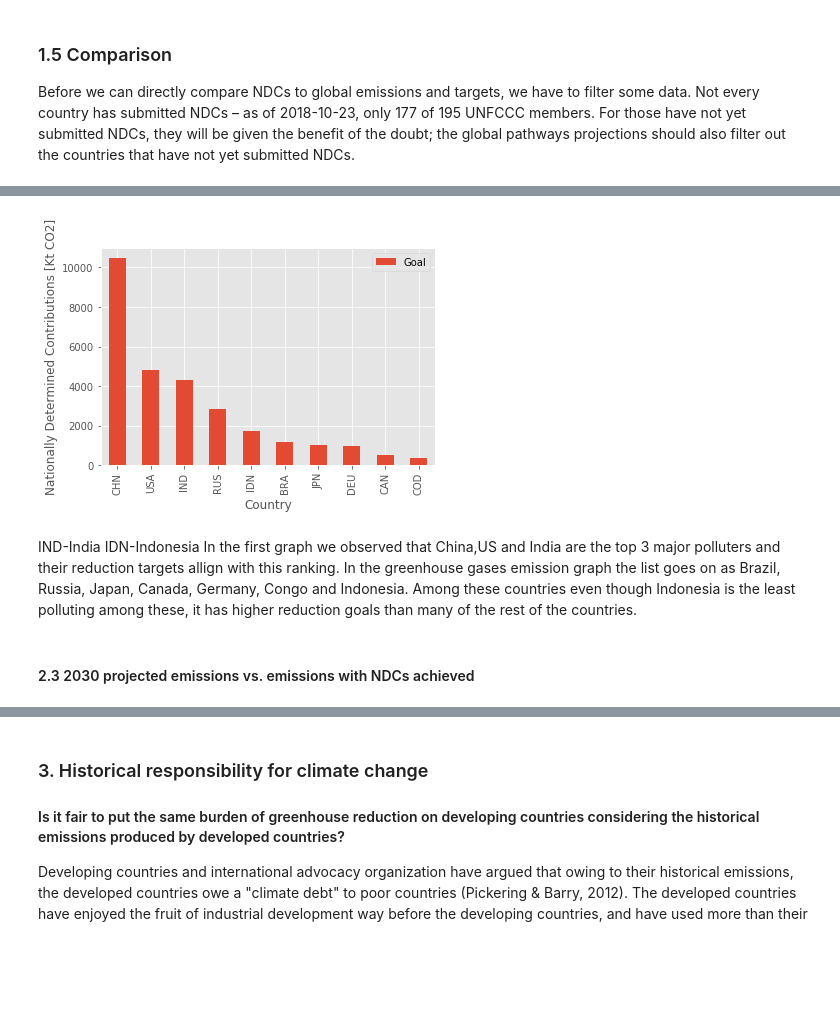
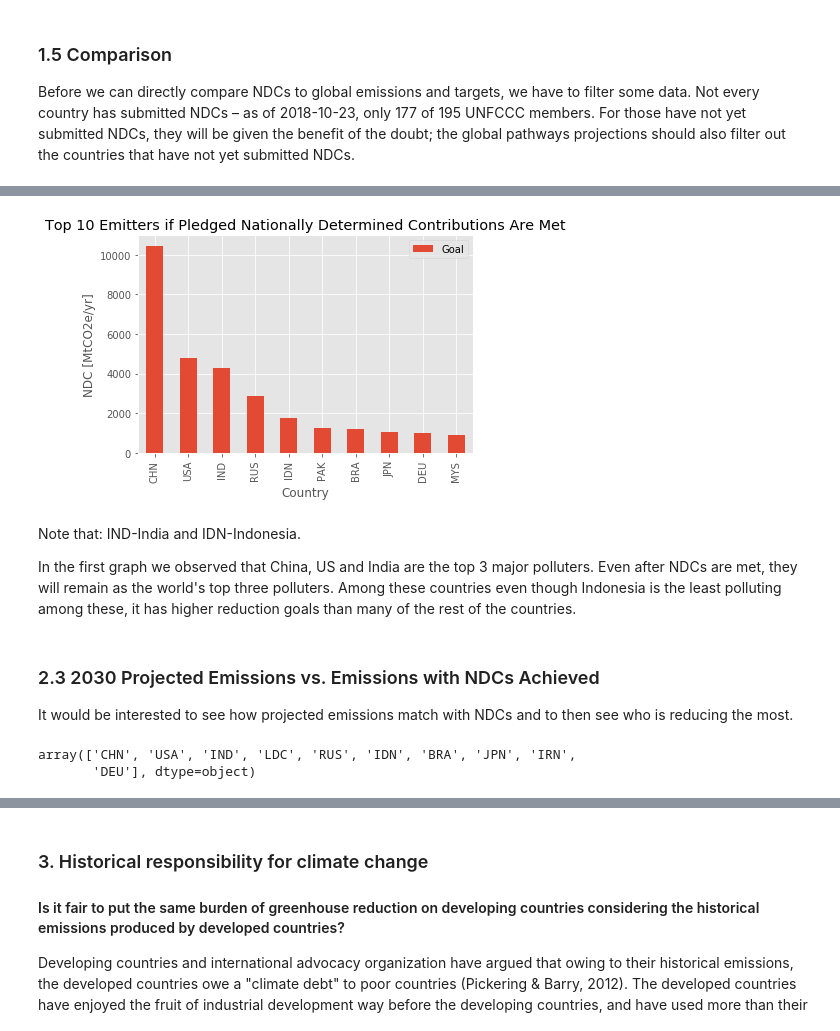
Before and after one commit to jasonrwang/ghg_analytics, a Jupyter notebook: ghg_analytics.ipynb, the cells around one changed output, grey strips where cells are left out. Drawn from its saved outputs; the diff is of its cells as text; code cells hidden in the pictures; blank space fills up the shorter version.

```diff
--- a/ghg_analytics.ipynb
+++ b/ghg_analytics.ipynb
@@ -328,10 +374,10 @@ memory usage: 1.7+ MB
 # %% [markdown]
 Filter the dataset for just the information we're looking for: the 'No policy' scenario and for total GHG emissions. Note that all the emissions are in [MtCO2e/yr] format already.
 # %%
-ghgForecast_GCAM_BAU = \
+ghgForecast_GCAM_BAU_all = \
     ghgForecast_GCAM[ (ghgForecast_GCAM['Scenario'] == 'No policy') &
                     (ghgForecast_GCAM['ESP Indicator Name'].str.startswith('Emissions|GHG')) ] \
-                    .loc['World',:]
+                    .drop(columns=['Scenario','ESP Indicator Name','Unit of Entry'])
 
-ghgForecast_GCAM_BAU
+ghgForecast_GCAM_BAU_all.head()
 # %% [output]
@@ -343,0 +391,10 @@ ghgForecast_GCAM_BAU
+# %%
+# This dataset gives projects by each type of greenhouse gas but in CO2e. These need to be merged for each country.
+ghgForecast_GCAM_BAU_all = ghgForecast_GCAM_BAU_all.reset_index()
+
+ghgForecast_GCAM_BAU = {}
+
+for i in ghgForecast_GCAM_BAU_all['Country Code'].unique():
+    ghgForecast_GCAM_BAU[i] = ghgForecast_GCAM_BAU_all[ghgForecast_GCAM_BAU_all['Country Code']==i].sum()['2005':]
+
+ghgForecast_GCAM_BAU = pd.DataFrame(ghgForecast_GCAM_BAU).T
@@ -391,12 +456,7 @@ NDC_byCountry = []
 for i in NDCsDf['ISO'].unique():
     NDC_byCountry.append(NDCsDf[NDCsDf['ISO']==i]['Value'].min() )
 # %%
-d = {
-    'Country': NDCsDf['ISO'].unique(),
-    'Goal':    NDC_byCountry
-}
-
-NDCs_clean = pd.DataFrame(d)
+NDCs_clean = pd.DataFrame({'Country': NDCsDf['ISO'].unique(),'Goal':    NDC_byCountry})
 NDCs_clean = NDCs_clean.set_index('Country')
 # %%
 print('If this best case, where all NDCs are met, then the 2030 emissions will be {:.2f} MtCO2e/yr.' \
@@ -507,29 +554,31 @@ plt.show()
 # %%
-#Greenhouse reductions by countries according to their NDCs. Data is already converted to mtCO2e. Countries have different goals
-#in terms of which year they are based on and which year they aim also unconditional and conditional goals. Here the goals are
-#not based on year target but the minimum goal of each country is choosen??
+# Greenhouse reductions by countries according to their NDCs. Data is already converted to MtCO2e.
+# Countries have different goals in terms of which year they are based on and which year they aim to meet
+# those reductoin. Goals are also given as unconditional and conditional goals. Here the goals are
+# not based on year target but the minimum goal of each country is chosen.
 
-#See if the ones who are most polluting also have the highest reduction aim
-GreenhouseGasesTop10Emitters = ghgCountryDf_WB.sort_values(by = "2012", ascending = False).iloc[:10,:]
-
-NDCsTop10 = NDCs_clean.loc[ [i for i in GreenhouseGasesTop10Emitters["Country Code"].values] ]
-
-NDCsTop10.head()
-
-NDCsTop10= NDCsTop10.sort_values(by="Goal", ascending=False)
+# See who the top 10 polluters are going to be once NDCs are met
+NDCsTop10 = NDCs_clean.sort_values(by="Goal", ascending=False)[:10]
 
 NDCsTop10.plot(kind="bar")
-
-plt.ylabel("Nationally Determined Contributions [Kt CO2]")
+plt.ylabel("NDC [MtCO2e/yr]")
+plt.title("Top 10 Emitters if Pledged Nationally Determined Contributions Are Met")
 plt.show()
 # %% [output]
-[figure, old version]
+[figure, new version]
 # %% [markdown]
-IND-India
-IDN-Indonesia
-In the first graph we observed that China,US and India are the top 3 major polluters and their reduction targets allign with this ranking. In the greenhouse gases emission graph the list goes on as Brazil, Russia, Japan, Canada, Germany, Congo and Indonesia. Among these countries even though Indonesia is the least polluting among these, it has higher reduction goals than many of the rest of the countries.
+Note that: IND-India and IDN-Indonesia.
+
+In the first graph we observed that China, US and India are the top 3 major polluters. Even after NDCs are met, they will remain as the world's top three polluters. Among these countries even though Indonesia is the least polluting among these, it has higher reduction goals than many of the rest of the countries.
-# %% [markdown]
-#### 2.3 2030 projected emissions vs. emissions with NDCs achieved
+# %% [markdown]
+### 2.3 2030 Projected Emissions vs. Emissions with NDCs Achieved
+
+It would be interested to see how projected emissions match with NDCs and to then see who is reducing the most.
+# %%
+GHGTop10.index.values
+# %% [output]
+array(['CHN', 'USA', 'IND', 'LDC', 'RUS', 'IDN', 'BRA', 'JPN', 'IRN',
+       'DEU'], dtype=object)
 # %%
 from numpy import array
 import matplotlib.patches as mpatches
```
Also changed, not shown: parts of 73 cells of this notebook, 2 other files.
